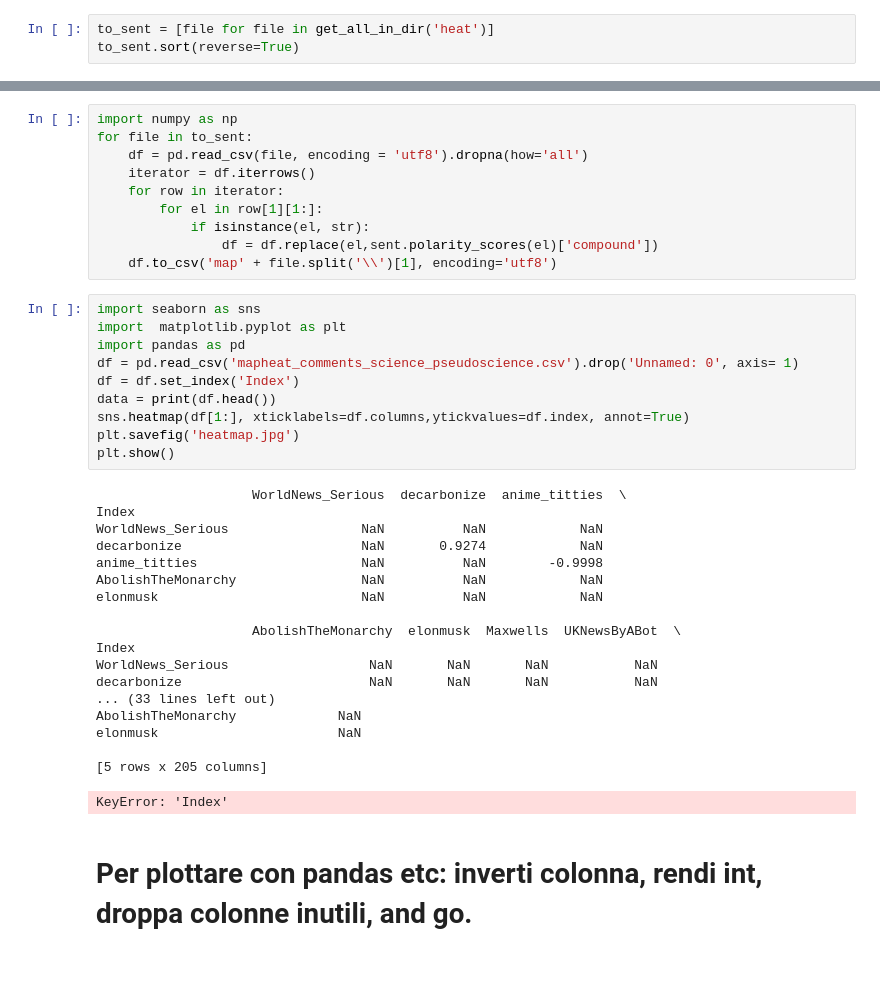
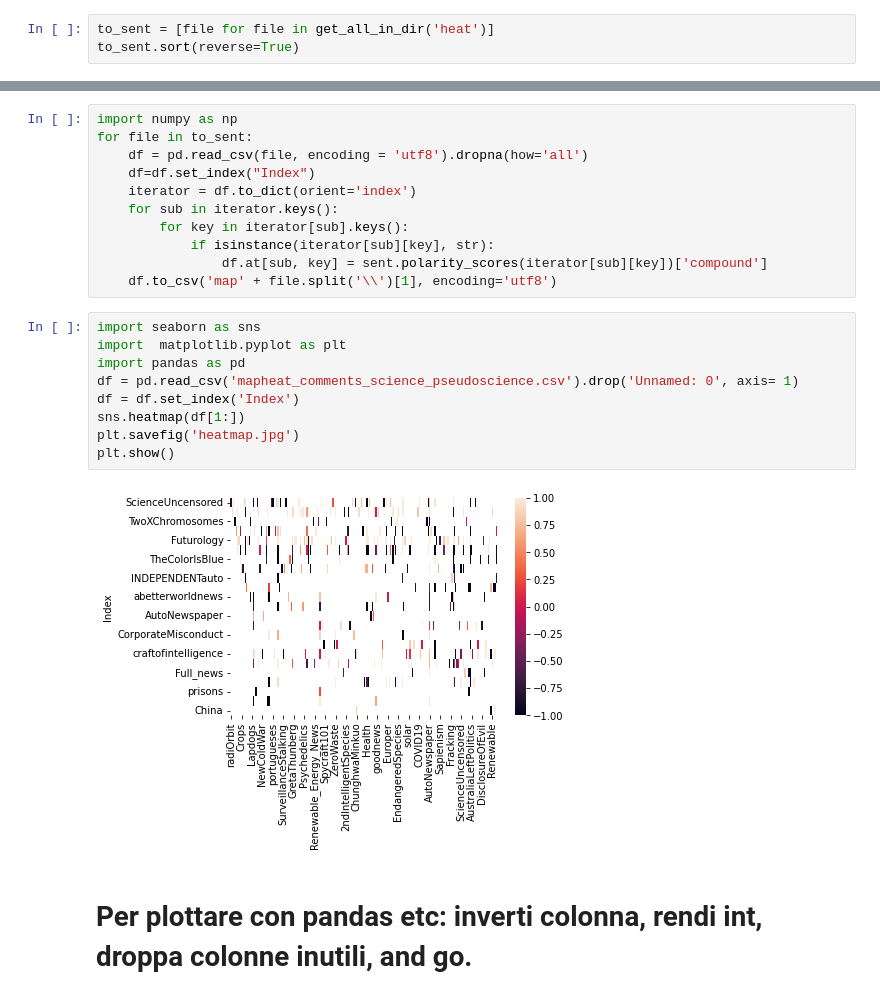
Before and after one commit to dbrembilla/redditholes, a Jupyter notebook: redditholes.ipynb, the cells around one changed output, grey strips where cells are left out. Cells and saved outputs as stored; diff of their text form; blank space fills up the shorter version.

Commit message:
heatmap works

```diff
--- a/redditholes.ipynb
+++ b/redditholes.ipynb
@@ -626,41 +633,24 @@ sent = SentimentIntensityAnalyzer()
 import numpy as np
 for file in to_sent:
     df = pd.read_csv(file, encoding = 'utf8').dropna(how='all')
-    iterator = df.iterrows()
-    for row in iterator:
-        for el in row[1][1:]:
-            if isinstance(el, str):
-                df = df.replace(el,sent.polarity_scores(el)['compound'])
+    df=df.set_index("Index")
+    iterator = df.to_dict(orient='index')
+    for sub in iterator.keys():
+        for key in iterator[sub].keys():
+            if isinstance(iterator[sub][key], str):
+                df.at[sub, key] = sent.polarity_scores(iterator[sub][key])['compound']
     df.to_csv('map' + file.split('\\')[1], encoding='utf8')
 # %%
 import seaborn as sns
 import  matplotlib.pyplot as plt
 import pandas as pd
 df = pd.read_csv('mapheat_comments_science_pseudoscience.csv').drop('Unnamed: 0', axis= 1)
 df = df.set_index('Index')
-data = print(df.head())
-sns.heatmap(df[1:], xticklabels=df.columns,ytickvalues=df.index, annot=True)
+sns.heatmap(df[1:])
 plt.savefig('heatmap.jpg')
 plt.show()
 # %% [output]
-                    WorldNews_Serious  decarbonize  anime_titties  \
-Index
-WorldNews_Serious                 NaN          NaN            NaN
-decarbonize                       NaN       0.9274            NaN
-anime_titties                     NaN          NaN        -0.9998
-AbolishTheMonarchy                NaN          NaN            NaN
-elonmusk                          NaN          NaN            NaN
-
-                    AbolishTheMonarchy  elonmusk  Maxwells  UKNewsByABot  \
-Index
-WorldNews_Serious                  NaN       NaN       NaN           NaN
-decarbonize                        NaN       NaN       NaN           NaN
-... (33 lines left out)
-AbolishTheMonarchy             NaN
-elonmusk                       NaN
-
-[5 rows x 205 columns]
-KeyError: 'Index'
+[figure, added]
 # %% [markdown]
 # Per plottare con pandas etc: inverti colonna, rendi int, droppa colonne inutili, and go.
 # %% [markdown]
```
Also changed, not shown: parts of 4 cells of this notebook.
